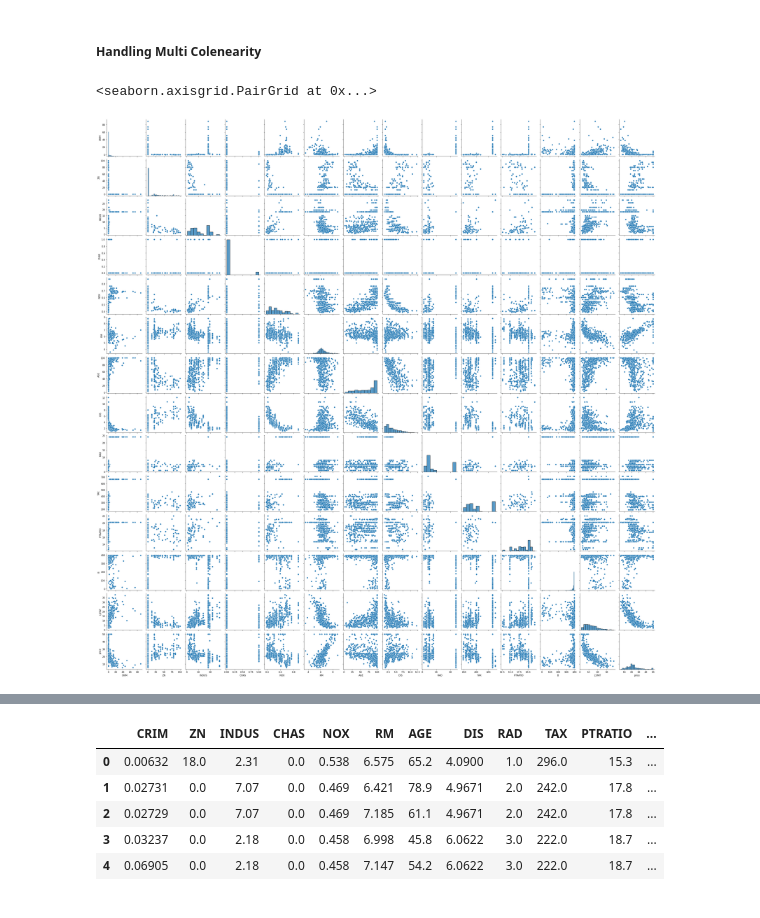
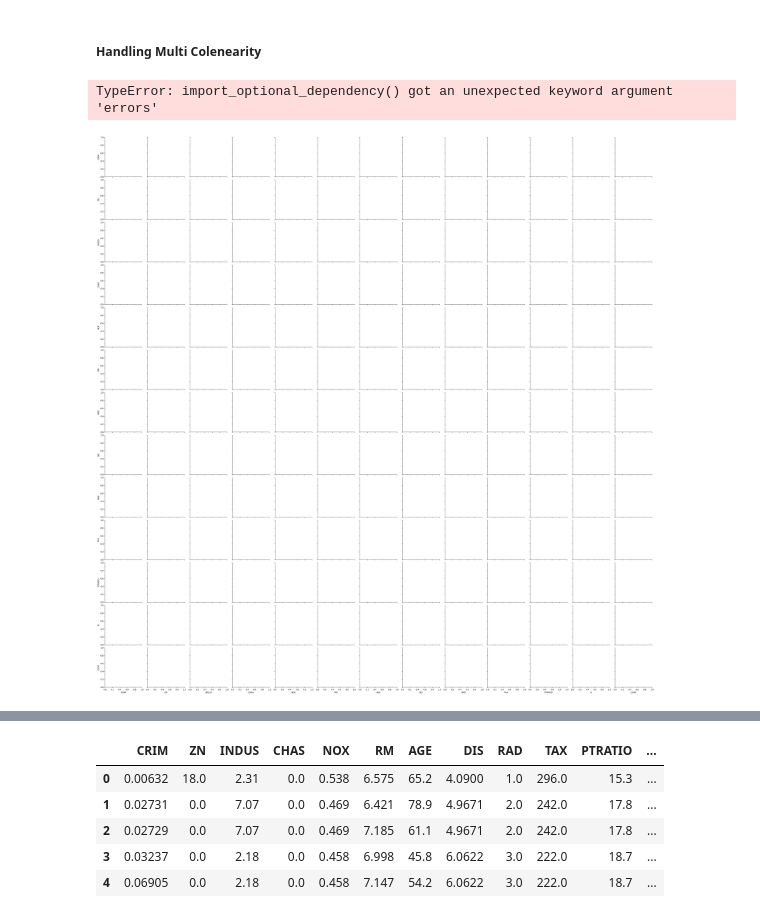
Before and after one commit to amitver21/bostonhousepricing, a Jupyter notebook: BostonHousePrice-LinearRegression.ipynb, the cells around one changed output, grey strips where cells are left out. Drawn from its saved outputs; the diff is of its cells as text; code cells hidden in the pictures.

```diff
--- a/BostonHousePrice-LinearRegression.ipynb
+++ b/BostonHousePrice-LinearRegression.ipynb
@@ -191,10 +209,10 @@ dataset.corr()
 # %%
 import seaborn as sns
 # %%
-sns.pairplot(dataset)
+sns.pairplot(dataset,hue= 'price',height=3)
 # %% [output]
-<seaborn.axisgrid.PairGrid at 0x...>
+TypeError: import_optional_dependency() got an unexpected keyword argument 'errors'
-[figure, old version]
+[figure, new version]
 # %%
 sns.heatmap(dataset)
 # %% [output]
```
Also changed, not shown: parts of 12 cells of this notebook, 3 other files.
